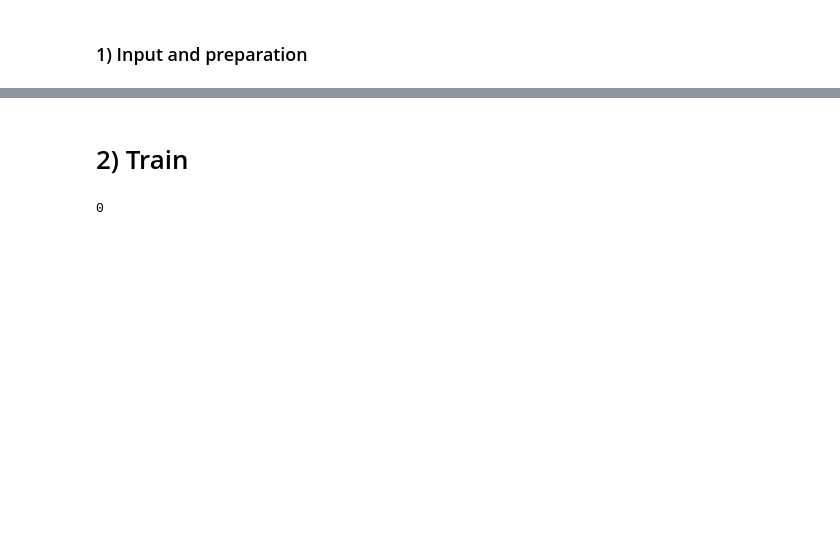
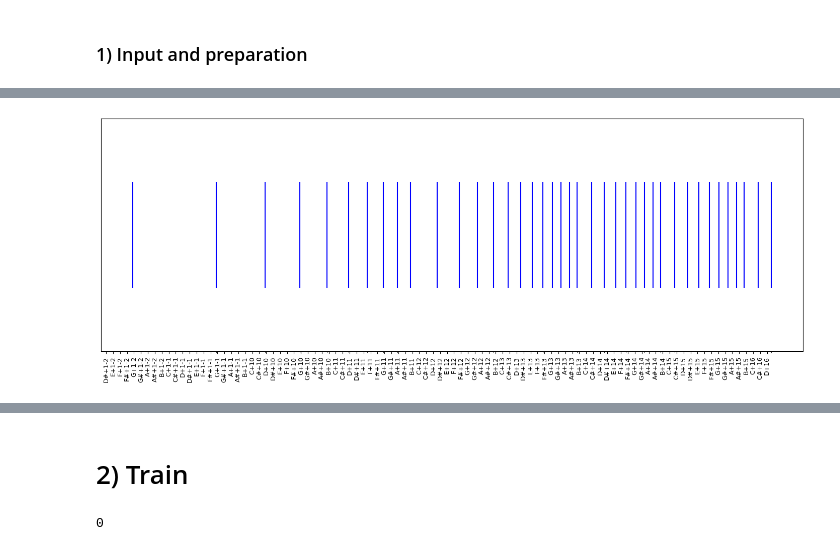
Before and after one commit to sahandevs/Refined-BSRNN, a Jupyter notebook: bsrnn.ipynb, the cells around one changed output, grey strips where cells are left out. Saved outputs shown, nothing was run; the diff lists cells and outputs as text; code cells hidden in the pictures; blank space fills up the shorter version.

Commit message:
implement generic splits based on 12-TET

```diff
--- a/bsrnn.ipynb
+++ b/bsrnn.ipynb
@@ -207,3 +208,95 @@ class Vis:
         print(f"--{input.shape}-->f(x)--{y.shape}-->")
         file = x.visual_graph.render(self._get_name())
         display(idp.FileLink("./" + file))
+# %%
+import matplotlib.pyplot as plt
+import numpy as np
+import torch
+
+import numpy as np
+
+def get_microtone_name(semitones_from_A4, divisions_per_octave):
+    notes = ["C", "C#", "D", "D#", "E", "F", "F#", "G", "G#", "A", "A#", "B"]
+    microtone_index = int((semitones_from_A4 + 9) * divisions_per_octave / 12) % divisions_per_octave
+    octave = int((semitones_from_A4 + 9) // 12)
+    note_index = microtone_index // (divisions_per_octave // 12)
+    microtone_suffix = f"+{microtone_index % (divisions_per_octave // 12)}"
+    return notes[note_index] + (microtone_suffix if microtone_suffix != "+0" else "") + str(octave)
+
+def microtonal_notes(divisions_per_octave):
+    A4_freq = 440.0
+    min_freq = 20.0
+    max_freq = 20000.0
+    notes = []
+    freqs = []
+    current_freq = min_freq
+    while current_freq <= max_freq:
+        semitones_from_A4 = 12 * np.log2(current_freq / A4_freq)
+        nearest_microtone = round(semitones_from_A4 * divisions_per_octave / 12)
+        nearest_freq = A4_freq * (2 ** (nearest_microtone / divisions_per_octave))
+
+        # Check if the frequency is a microtonal (not a standard semitone)
+        if nearest_microtone % (divisions_per_octave // 12) != 0:
+            note_name = get_microtone_name(nearest_microtone / (divisions_per_octave / 12), divisions_per_octave)
+            notes.append(note_name)
+            freqs.append(nearest_freq)
+
+        # Move to the next microtone
+        current_freq = A4_freq * (2 ** ((nearest_microtone + 1) / divisions_per_octave))
+    return (notes, freqs)
+
+def plot_custom_labeled_attention_distribution(splits):
+    start_freq = 0
+    events = []
+    for end_freq, step_size in splits:
+        while start_freq < end_freq:
+            start_freq += step_size
+            events.append(start_freq)
+
+    notes, positions = microtonal_notes(24)
+    print(len(events))
+
+    # Plotting
+    plt.figure(figsize=(18, 6))
+    plt.xscale("log")
+    plt.yticks([])
+    plt.xticks(positions, notes, rotation=90, fontsize=9)
+    plt.eventplot(events, orientation='horizontal', colors='b')
+
+
+    plt.show()
+
+plot_custom_labeled_attention_distribution(splits_v7)
+
+def evenly_skip_elements(input_list, k):
+    """
+    Reduce the size of the input list to 'k' by skipping elements evenly.
+
+    :param input_list: The original list.
+    :param k: The desired size of the new list, must be smaller or equal to the size of input_list.
+    :return: A new list of size 'k'.
+    """
+    if k > len(input_list):
+        raise ValueError("k must be smaller or equal to the size of the input list")
+
+    # Calculate the step for even skipping
+    step = len(input_list) / k
+
+    # Generate the new list
+    new_list = [input_list[int(i * step)] for i in range(k)]
+
+    return new_list
+
+def create_evenly_distributed_splits(num_splits):
+    _, freqs = microtonal_notes(24)
+    splits = []
+    last_freq = 0
+    for freq in evenly_skip_elements(freqs, num_splits):
+        splits.append((freq, freq - last_freq))
+        last_freq = freq
+    return splits
+
+
+splits_generic = create_evenly_distributed_splits(41)
+plot_custom_labeled_attention_distribution(splits_generic)
+# %% [output]
@@ -209,0 +304 @@ class Vis:
+[figure, added]
```
Also changed, not shown: parts of 10 cells of this notebook, 4 other files.
